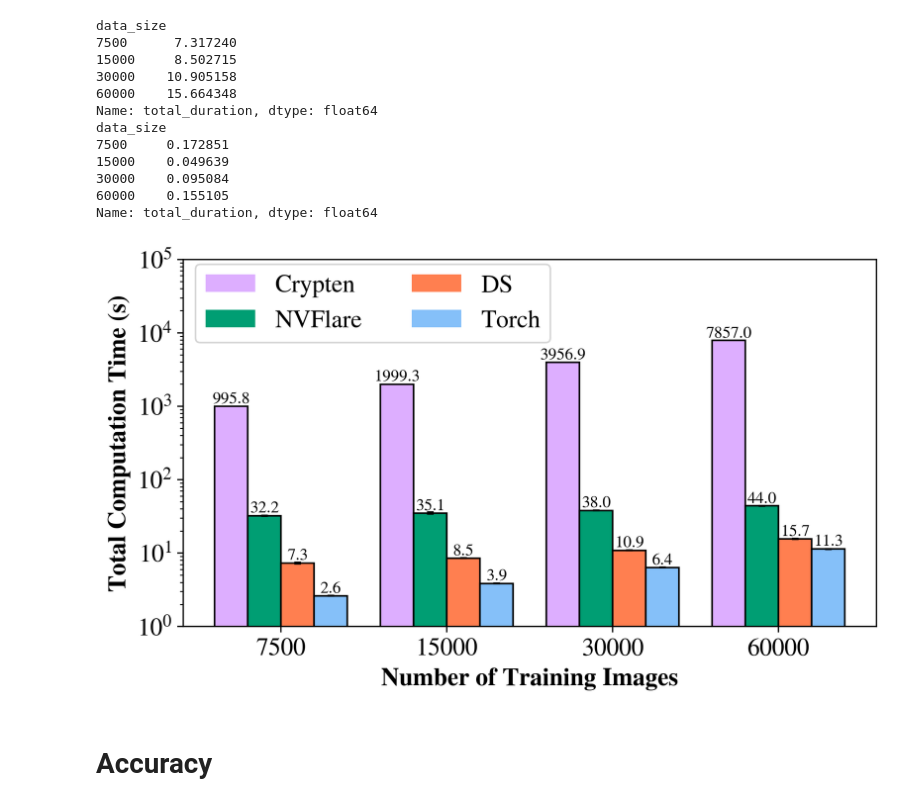
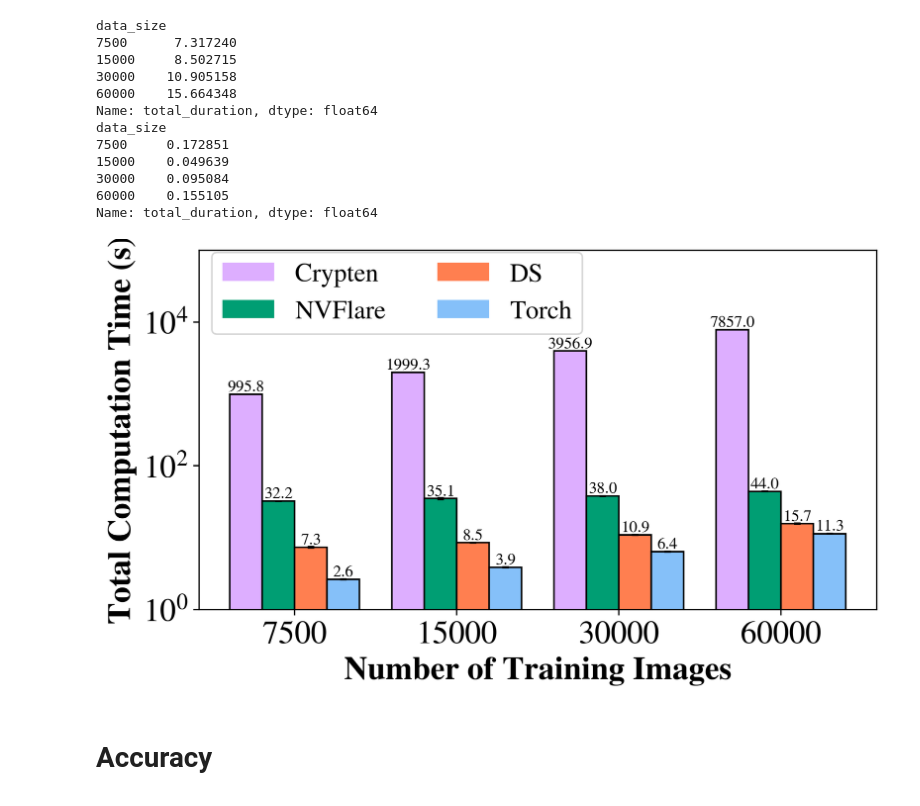
Before and after one commit to Dumplingz/data-pooling-experiments, a Jupyter notebook: data_analysis/mnist_datasize_data_parsing.ipynb, the cells around one changed output. Cells and saved outputs as stored; diff of their text form; code cells hidden in the pictures.

```diff
--- a/data_analysis/mnist_datasize_data_parsing.ipynb
+++ b/data_analysis/mnist_datasize_data_parsing.ipynb
@@ -10,7 +10,7 @@ import matplotlib.style as style
 mpl.rcParams['mathtext.fontset'] = 'stix'
 mpl.rcParams['font.family'] = 'STIXGeneral'
 # print(mpl.rcParams['font.size'])
-mpl.rcParams['font.size'] = 15
+mpl.rcParams['font.size'] = 19
 # %% [markdown]
 # Crypten
 # %%
@@ -158,35 +158,35 @@ plt.bar(x=X_axis+0.5*width,width=width,height=ds_medians,yerr=ds_stdevs,
         error_kw={"elinewidth":1,"capsize":2,"capthick":1},
         color='none'
         )
 ds_label = map(lambda n: '{0:.1f}'.format(n),ds_medians)
 plt.bar_label(ds_bar, ds_label, fontsize=bar_label_font_size)
 
 # Torch
 torch_bar = plt.bar(x=X_axis+1.5*width, width=width, height = torch_medians, label = "Torch", color='#85C0F9')
 plt.bar(x=X_axis+1.5*width,width=width,height=torch_medians,
         yerr=torch_stdev,
         edgecolor='black',
         error_kw={"elinewidth":1,"capsize":2,"capthick":1},
         color='none'
         )
 torch_label = map(lambda n: '{0:.1f}'.format(n),torch_medians)
 plt.bar_label(torch_bar, torch_label, fontsize=bar_label_font_size)
 
 plt.yscale('log')
 plt.ylim(1, 100000)
 
 plt.xlabel("Number of Training Images", fontweight="bold")
 plt.ylabel("Total Computation Time (s)", fontweight="bold")
 # plt.title("Basic NN Training Time on FashionMNIST")
-plt.legend(ncols=2, loc='upper left',bbox_to_anchor=(0.0,1.02))
+plt.legend(ncols=2, loc='upper left',bbox_to_anchor=(0.0,1.03), fontsize=16)
 
 plt.xticks(X_axis, ["7500", "15000", "30000", "60000"])
 
 plt.savefig("datasize_mnist_nn.pdf", bbox_inches='tight')
 
 plt.show()
 # %% [output]
-[figure, old version]
+[figure, new version]
 # %% [markdown]
 # Accuracy
 # %% [markdown]
```
Also changed, not shown: parts of 2 cells of this notebook, 10 other files.
